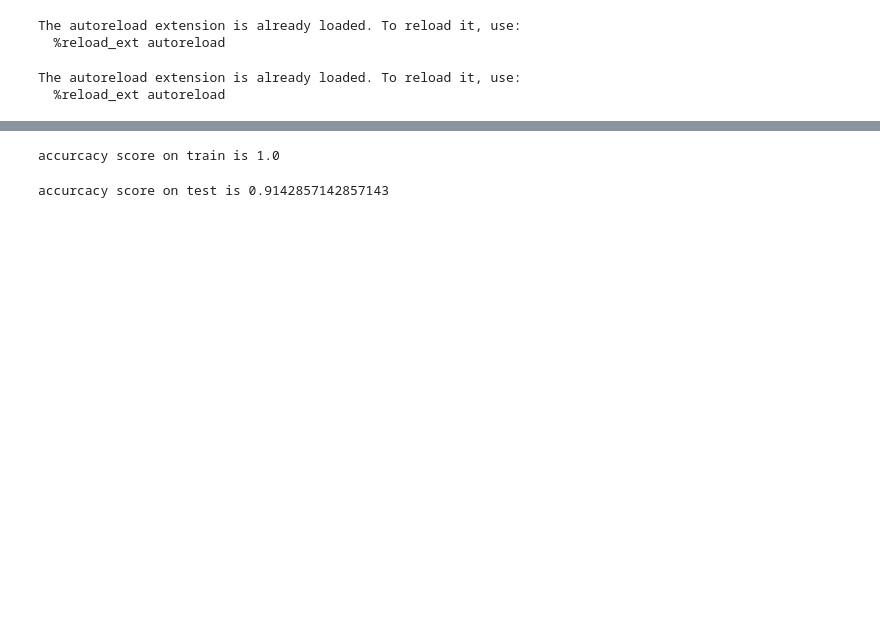
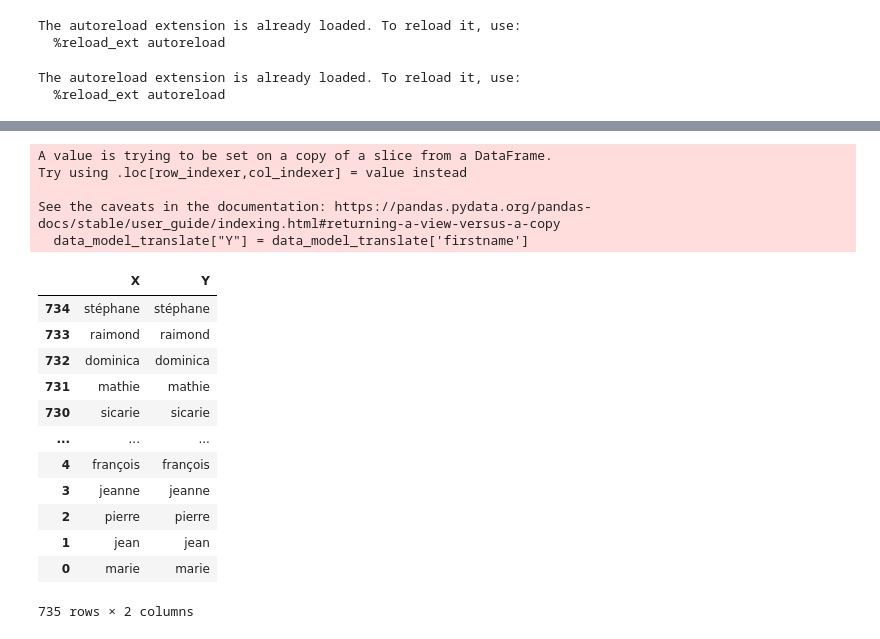
Before and after one commit to nabz78350/NLP, a Jupyter notebook: knn_classification.ipynb, the cells around one changed output, grey strips where cells are left out. Drawn from its saved outputs; the diff is of its cells as text; code cells hidden in the pictures; blank space fills up the shorter version.

```diff
--- a/knn_classification.ipynb
+++ b/knn_classification.ipynb
@@ -61,20 +71,26 @@ X_train_tfidf = tfidf_transformer.fit_transform(X_train_counts)
-# %%
-knn = KNeighborsClassifier(n_neighbors=5,
-                           weights = 'distance')
-# training our classifier ; train_data.target will be having numbers assigned for each category in train data
-clf = knn.fit(X_train_tfidf, modelling_data.y_train)
-train_pred = clf.predict(X_train_tfidf)
-accuracy_train = accuracy_score(modelling_data.y_train,train_pred)
-print(f'accurcacy score on train is {accuracy_train}')
-# %% [output]
-accurcacy score on train is 1.0
-# %%
-x_test = modelling_data.x_test.copy()
-# building up feature vector of our input
-X_new_counts = count_vect.transform(x_test)
-X_new_tfidf = tfidf_transformer.transform(X_new_counts)
-test_pred = clf.predict(X_new_tfidf)
-accuracy_test = accuracy_score(modelling_data.y_test,test_pred)
-print(f'accurcacy score on test is {accuracy_test}')
-# %% [output]
-accurcacy score on test is 0.9142857142857143
+# %%
+freq_name = data_class.freq_name.copy()
+freq_name = freq_name[freq_name['total']>1000].sort_values(by = 'total')
+data_model_translate = freq_name[["firstname"]]
+data_model_translate["Y"] = data_model_translate['firstname']
+data_model_translate.columns = ["X","Y"]
+data_model_translate
+# %% [output]
+A value is trying to be set on a copy of a slice from a DataFrame.
+Try using .loc[row_indexer,col_indexer] = value instead
+
+See the caveats in the documentation: https://pandas.pydata.org/pandas-docs/stable/user_guide/indexing.html#returning-a-view-versus-a-copy
+  data_model_translate["Y"] = data_model_translate['firstname']
+|  | X | Y |
+| 734 | stéphane | stéphane |
+| 733 | raimond | raimond |
+| 732 | dominica | dominica |
+| 731 | mathie | mathie |
+| 730 | sicarie | sicarie |
+| ... | ... | ... |
+| 4 | françois | françois |
+| 3 | jeanne | jeanne |
+| 2 | pierre | pierre |
+| 1 | jean | jean |
+| 0 | marie | marie |
+735 rows × 2 columns
```
Also changed, not shown: parts of 13 cells of this notebook, 9 other files.
